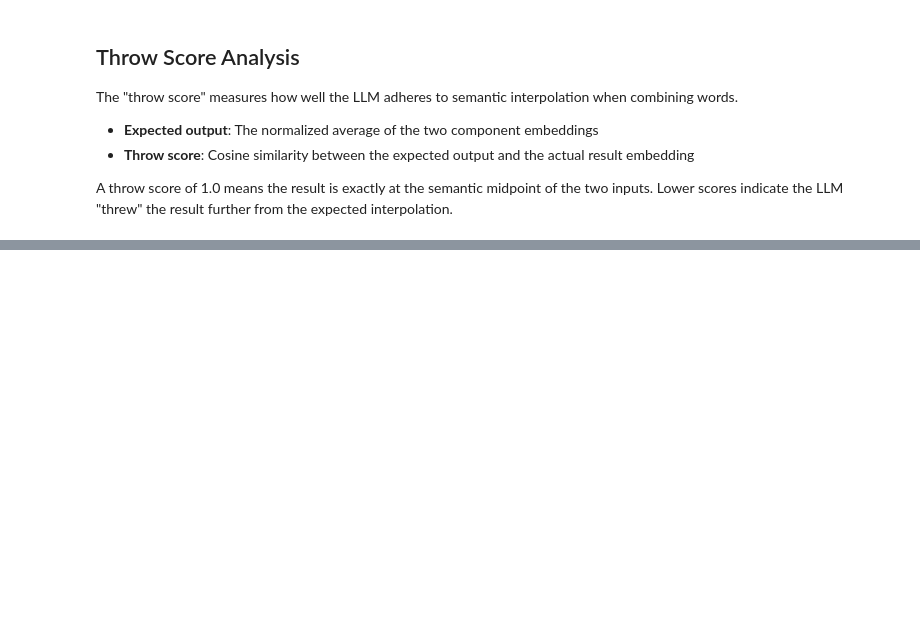
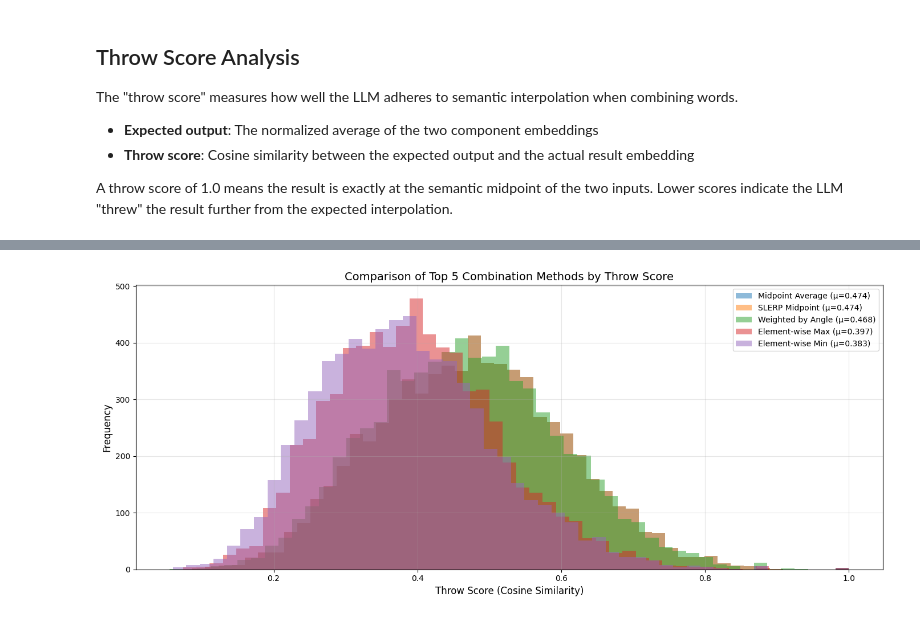
Before and after one commit to s-almeda/infiniteCATs, a Jupyter notebook: server/analyze_dependencies.ipynb, the cells around one changed output, grey strips where cells are left out. Cells and saved outputs as stored; diff of their text form; code cells hidden in the pictures; blank space fills up the shorter version.

```diff
--- a/server/analyze_dependencies.ipynb
+++ b/server/analyze_dependencies.ipynb
@@ -1701,0 +1932,20 @@ Total combinations: 7,013
+# %%
+# Overlay comparison of top methods
+plt.figure(figsize=(14, 6))
+
+# Pick top 5 methods by mean
+top_methods = sorted_methods[:5]
+
+for idx, (name, stats) in enumerate(top_methods):
+    scores_array = stats['scores_array']
+    plt.hist(scores_array, bins=50, alpha=0.5, label=f"{name} (μ={stats['mean']:.3f})")
+
+plt.xlabel('Throw Score (Cosine Similarity)', fontsize=12)
+plt.ylabel('Frequency', fontsize=12)
+plt.title('Comparison of Top 5 Combination Methods by Throw Score', fontsize=14)
+plt.legend(fontsize=10)
+plt.grid(True, alpha=0.3)
+plt.tight_layout()
+plt.show()
+# %% [output]
+[figure, added]
```
Also changed, not shown: parts of 32 cells of this notebook, 2 other files.
